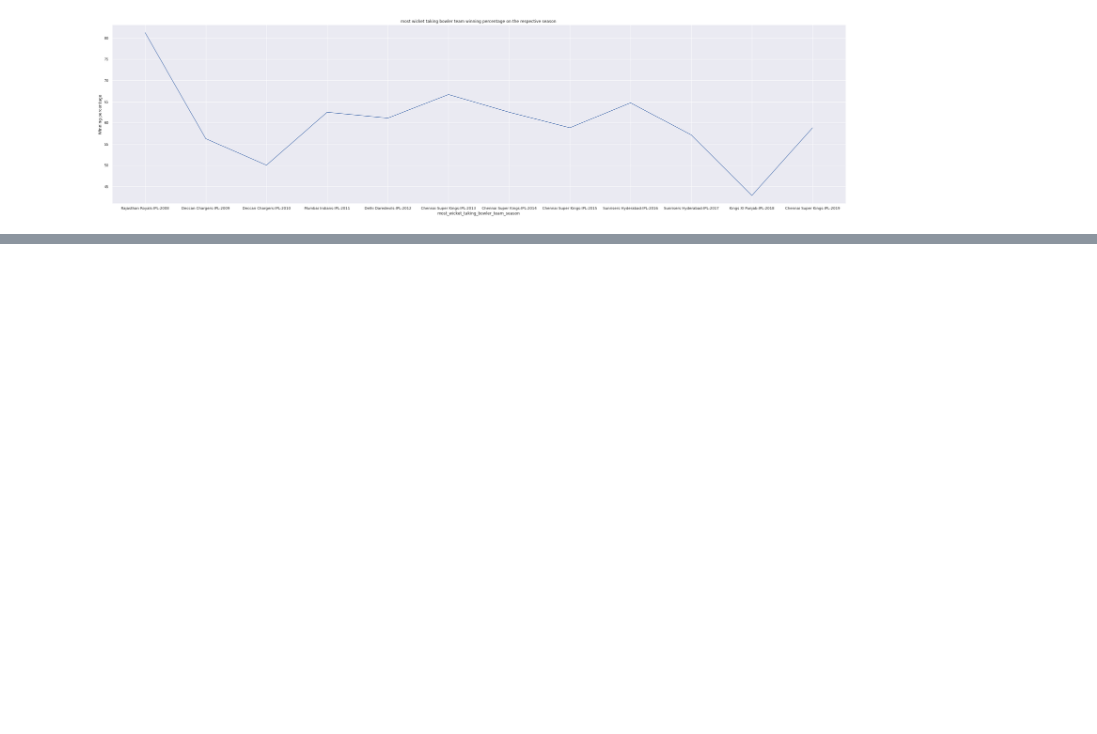
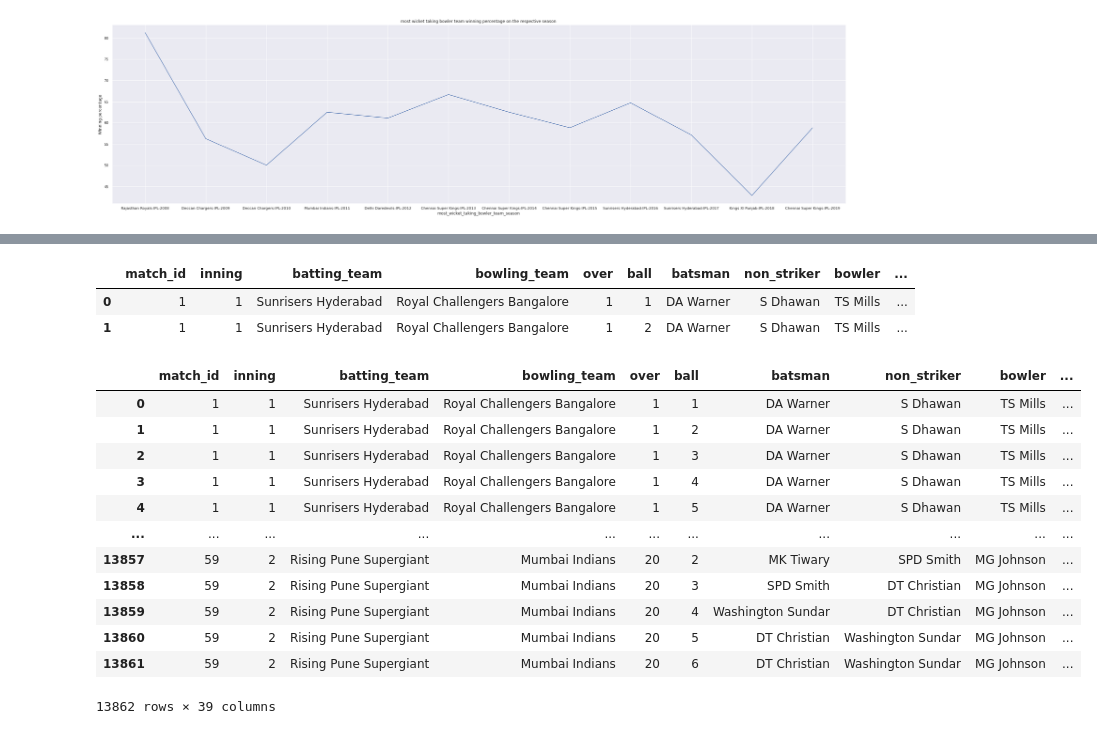
Before and after one commit to akhileshchoudhary1994/IPL-T-20-Cricket-analysis, a Jupyter notebook: Copy_of_IPL_T20_Cricket_Analysis_Capstone_Project.ipynb, the cells around one changed output, grey strips where cells are left out. Cells and saved outputs as stored; diff of their text form; code cells hidden in the pictures; blank space fills up the shorter version.

```diff
--- a/Copy_of_IPL_T20_Cricket_Analysis_Capstone_Project.ipynb
+++ b/Copy_of_IPL_T20_Cricket_Analysis_Capstone_Project.ipynb
@@ -546,0 +599,23 @@ plt.show()
+# %%
+merging_delievery_matches.head(2)
+# %% [output]
+|  | match_id | inning | batting_team | bowling_team | over | ball | batsman | non_striker | bowler | ... |
+| 0 | 1 | 1 | Sunrisers Hyderabad | Royal Challengers Bangalore | 1 | 1 | DA Warner | S Dhawan | TS Mills | ... |
+| 1 | 1 | 1 | Sunrisers Hyderabad | Royal Challengers Bangalore | 1 | 2 | DA Warner | S Dhawan | TS Mills | ... |
+# %%
+L=merging_delievery_matches[merging_delievery_matches["Season"]=="IPL-2017"]
+L[L[merging_delievery_matches]]
+# %% [output]
+|  | match_id | inning | batting_team | bowling_team | over | ball | batsman | non_striker | bowler | ... |
+| 0 | 1 | 1 | Sunrisers Hyderabad | Royal Challengers Bangalore | 1 | 1 | DA Warner | S Dhawan | TS Mills | ... |
+| 1 | 1 | 1 | Sunrisers Hyderabad | Royal Challengers Bangalore | 1 | 2 | DA Warner | S Dhawan | TS Mills | ... |
+| 2 | 1 | 1 | Sunrisers Hyderabad | Royal Challengers Bangalore | 1 | 3 | DA Warner | S Dhawan | TS Mills | ... |
+| 3 | 1 | 1 | Sunrisers Hyderabad | Royal Challengers Bangalore | 1 | 4 | DA Warner | S Dhawan | TS Mills | ... |
+| 4 | 1 | 1 | Sunrisers Hyderabad | Royal Challengers Bangalore | 1 | 5 | DA Warner | S Dhawan | TS Mills | ... |
+| ... | ... | ... | ... | ... | ... | ... | ... | ... | ... | ... |
+| 13857 | 59 | 2 | Rising Pune Supergiant | Mumbai Indians | 20 | 2 | MK Tiwary | SPD Smith | MG Johnson | ... |
+| 13858 | 59 | 2 | Rising Pune Supergiant | Mumbai Indians | 20 | 3 | SPD Smith | DT Christian | MG Johnson | ... |
+| 13859 | 59 | 2 | Rising Pune Supergiant | Mumbai Indians | 20 | 4 | Washington Sundar | DT Christian | MG Johnson | ... |
+| 13860 | 59 | 2 | Rising Pune Supergiant | Mumbai Indians | 20 | 5 | DT Christian | Washington Sundar | MG Johnson | ... |
+| 13861 | 59 | 2 | Rising Pune Supergiant | Mumbai Indians | 20 | 6 | DT Christian | Washington Sundar | MG Johnson | ... |
+13862 rows × 39 columns
```
Also changed, not shown: parts of 6 cells of this notebook.
